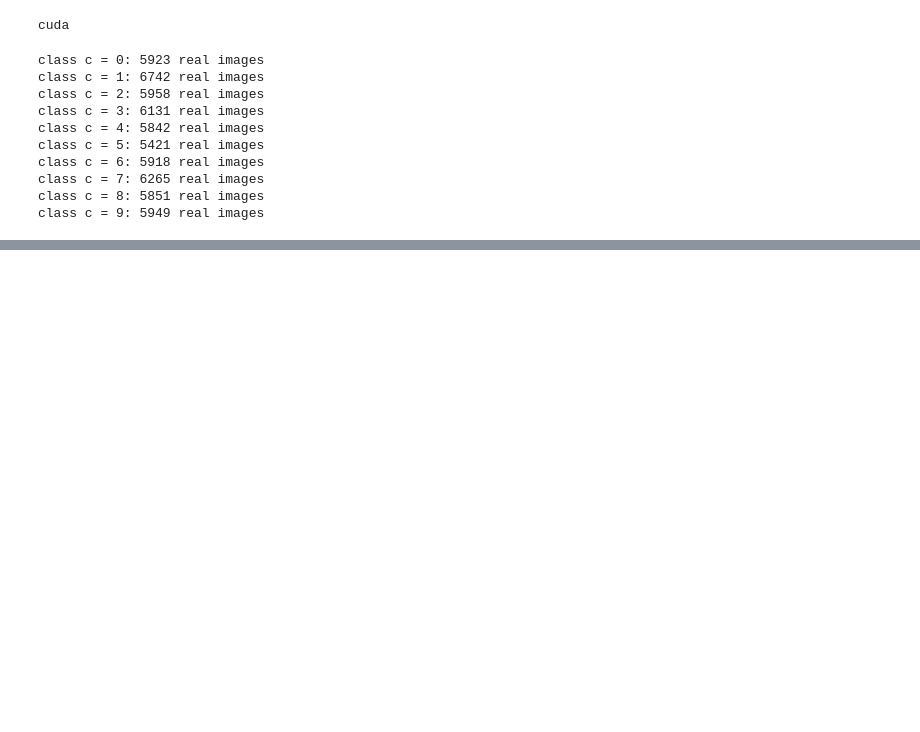
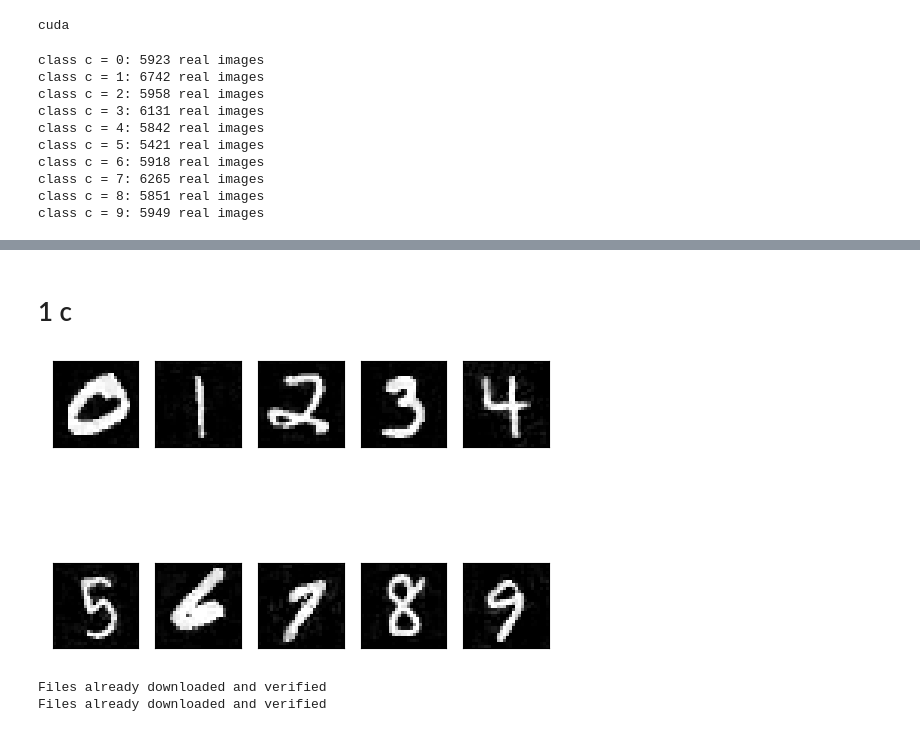
Before and after one commit to alantq/ECE1512_2022F_ProjectRepo_TianqiWang_YuxinZhi, a Jupyter notebook: task1.ipynb, the cells around one changed output, grey strips where cells are left out. Drawn from its saved outputs; the diff is of its cells as text; code cells hidden in the pictures; blank space fills up the shorter version.

```diff
--- a/task1.ipynb
+++ b/task1.ipynb
@@ -151,0 +155,20 @@ NameError: name 'it_eval' is not defined
+# %%
+K = 100
+T = 10
+learningRateCondensedSamples = 0.1
+numberOptimizationSteps = 1
+learningRateModel = 0.01
+numberOfOptimizationSteps = 50
+ipc = 10
+miniBatchSize = 256
+# %%
+#initialize the synthetic data
+image_syn = torch.randn(size=(num_classes*ipc, channel, im_size[0], im_size[1]), dtype=torch.float, requires_grad=True, device=device)
+label_syn = torch.tensor([np.ones(ipc)*i for i in range(num_classes)], dtype=torch.long, requires_grad=False, device=device).view(-1) # [0,0,0, 1,1,1, ..., 9,9,9]
+# %%
+def get_images(c, n): # get random n images from class c
+    idx_shuffle = np.random.permutation(indices_class[c])[:n]
+    return images_all[idx_shuffle]
+# %%
+for c in range(num_classes):
+    image_syn.data[c*ipc:(c+1)*ipc] = get_images(c, ipc).detach().data
@@ -151,0 +273,21 @@ NameError: name 'it_eval' is not defined
+# %% [markdown]
+# 1 c
+# %%
+image_syn_vis = copy.deepcopy(image_syn.detach().cpu())
+for ch in range(channel):
+    image_syn_vis[:, ch] = image_syn_vis[:, ch]  * std[ch] + mean[ch]
+image_syn_vis[image_syn_vis<0] = 0.0
+image_syn_vis[image_syn_vis>1] = 1.0
+for i in range(10):
+    plt.subplot(2,5,i+1)
+    plt.imshow(image_syn_vis[0+i*10][0], cmap=plt.cm.gray)
+    ax = plt.gca()
+    ax.get_xaxis().set_visible(False)
+    ax.get_yaxis().set_visible(False)
+# %% [output]
+[figure, added]
+# %%
+channel, im_size, num_classes, class_names, mean, std, dst_train, dst_test, testloader = get_dataset('CIFAR10',mnist_data)
+# %% [output]
+Files already downloaded and verified
+Files already downloaded and verified
```
Also changed, not shown: parts of 38 cells of this notebook.
